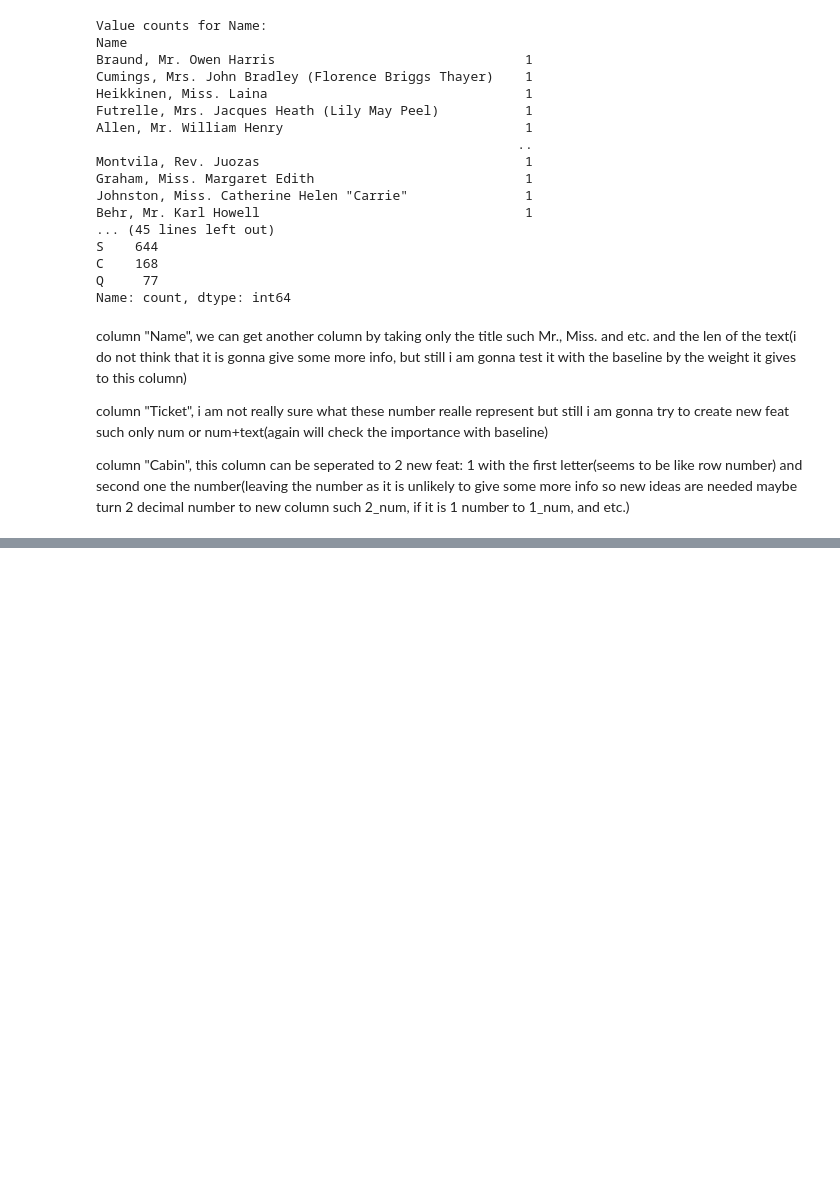
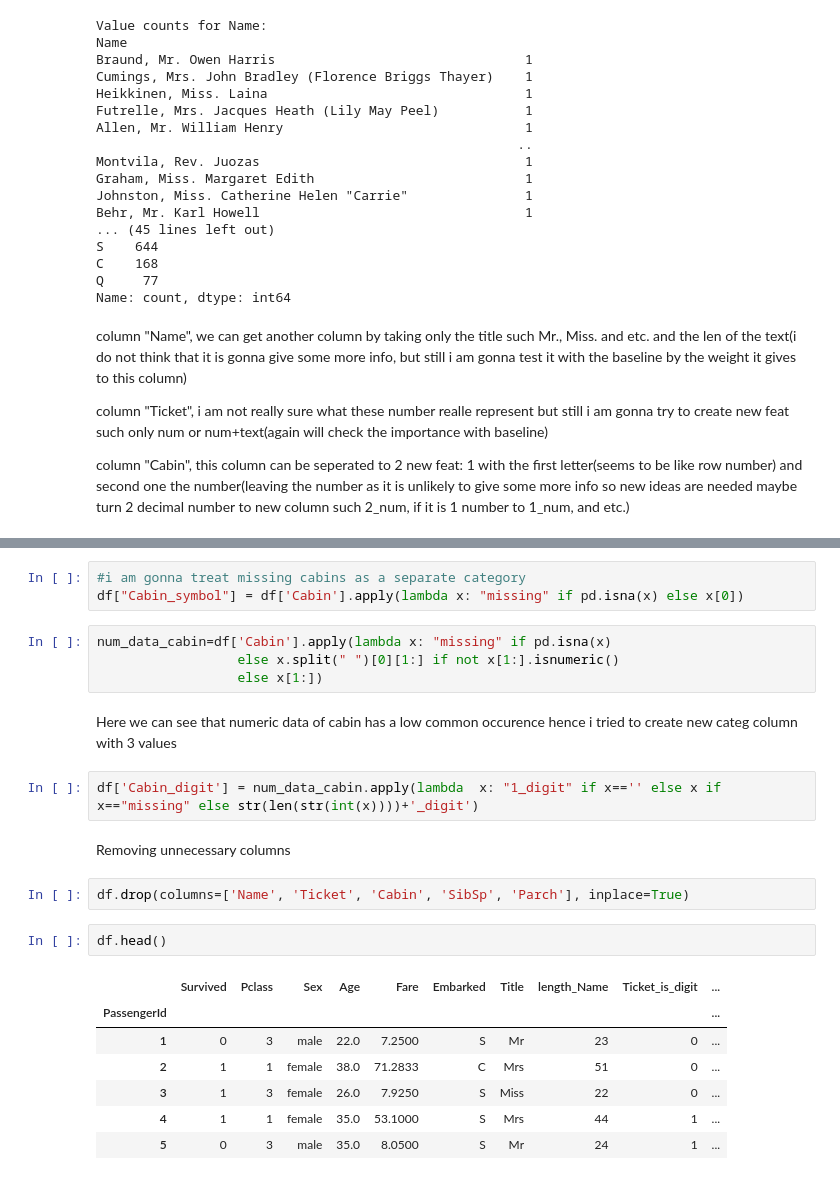
Before and after one commit to aibarC/titanic-ml-optuna, a Jupyter notebook: notebooks/01_EDA_feature_engineering.ipynb, the cells around one changed output, grey strips where cells are left out. Cells and saved outputs as stored; diff of their text form; blank space fills up the shorter version.

```diff
--- a/notebooks/01_EDA_feature_engineering.ipynb
+++ b/notebooks/01_EDA_feature_engineering.ipynb
@@ -166,0 +223,25 @@ Name: count, Length: 202, dtype: int64
+# %%
+#i am gonna treat missing cabins as a separate category
+df["Cabin_symbol"] = df['Cabin'].apply(lambda x: "missing" if pd.isna(x) else x[0])
+# %%
+num_data_cabin=df['Cabin'].apply(lambda x: "missing" if pd.isna(x)
+                  else x.split(" ")[0][1:] if not x[1:].isnumeric()
+                  else x[1:])
+# %% [markdown]
+Here we can see that numeric data of cabin has a low common occurence hence i tried to create new categ column with 3 values
+# %%
+df['Cabin_digit'] = num_data_cabin.apply(lambda  x: "1_digit" if x=='' else x if x=="missing" else str(len(str(int(x))))+'_digit')
+# %% [markdown]
+Removing unnecessary columns
+# %%
+df.drop(columns=['Name', 'Ticket', 'Cabin', 'SibSp', 'Parch'], inplace=True)
+# %%
+df.head()
+# %% [output]
+|  | Survived | Pclass | Sex | Age | Fare | Embarked | Title | length_Name | Ticket_is_digit | ... |
+| PassengerId |  |  |  |  |  |  |  |  |  | ... |
+| 1 | 0 | 3 | male | 22.0 | 7.2500 | S | Mr | 23 | 0 | ... |
+| 2 | 1 | 1 | female | 38.0 | 71.2833 | C | Mrs | 51 | 0 | ... |
+| 3 | 1 | 3 | female | 26.0 | 7.9250 | S | Miss | 22 | 0 | ... |
+| 4 | 1 | 1 | female | 35.0 | 53.1000 | S | Mrs | 44 | 1 | ... |
+| 5 | 0 | 3 | male | 35.0 | 8.0500 | S | Mr | 24 | 1 | ... |
```
Also changed, not shown: parts of 9 cells of this notebook.
